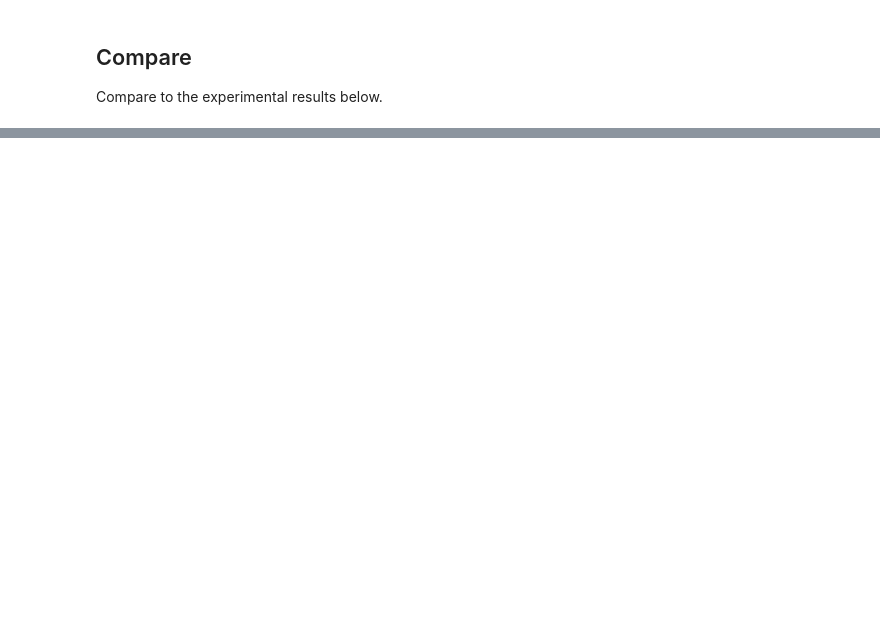
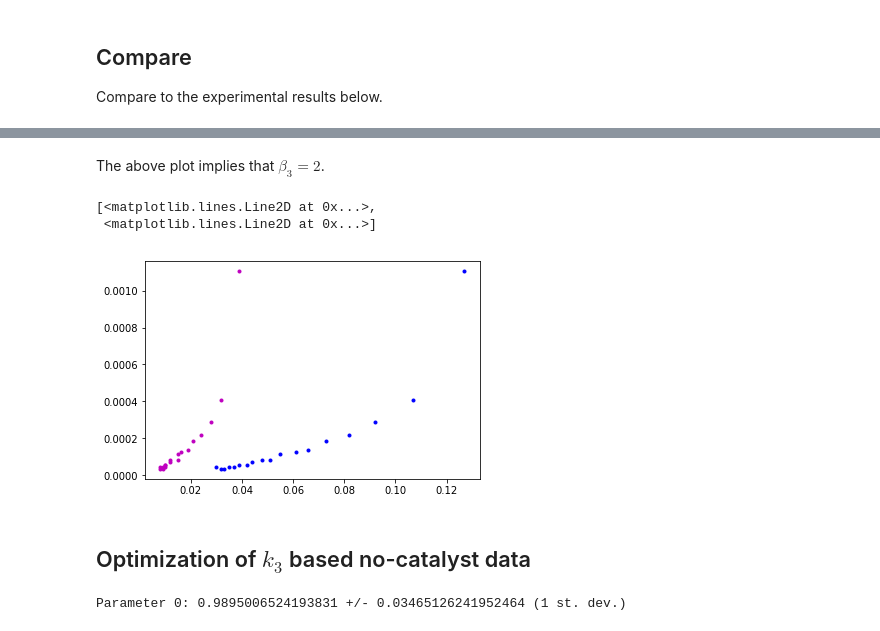
Before and after one commit to ayisakov/kinetics-project, a Jupyter notebook: validator.ipynb, the cells around one changed output, grey strips where cells are left out. Saved outputs shown, nothing was run; the diff lists cells and outputs as text; code cells hidden in the pictures; blank space fills up the shorter version.

```diff
--- a/validator.ipynb
+++ b/validator.ipynb
@@ -191,0 +186,12 @@ plt.plot(exp_a[1:-1], exp_ra, 'b.')
+# %% [markdown]
+The above plot implies that $\beta_3 = 2$.
+# %%
+# Plot of -(da/dt) against the concentrations of A and B
+plt.plot(exp_a[1:-1], -1.*exp_ra, 'b.',
+        exp_missing_a[1:-1], -1.*exp_ra, 'm.')
+# %% [output]
+[<matplotlib.lines.Line2D at 0x...>,
+ <matplotlib.lines.Line2D at 0x...>]
+[figure, added]
+# %% [markdown]
+## Optimization of $k_3$ based no-catalyst data
@@ -191,0 +206,16 @@ plt.plot(exp_a[1:-1], exp_ra, 'b.')
+# %%
+x_data = exp_missing_a[1:-1]
+y_data = exp_ru
+
+beta3_trial = 2.2
+def dudt_partial(cB, k3_opt):
+    return dudt(cB, beta3_trial, k3_opt)
+
+popt, pcov = curve_fit(dudt_partial, x_data, y_data)
+
+optimal_parameters = popt
+parameter_errors = np.sqrt(np.diag(pcov))
+
+report(popt, pcov)
+# %% [output]
+Parameter 0: 0.9895006524193831 +/- 0.03465126241952464 (1 st. dev.)
```
Also changed, not shown: parts of 18 cells of this notebook, 4 other files.
